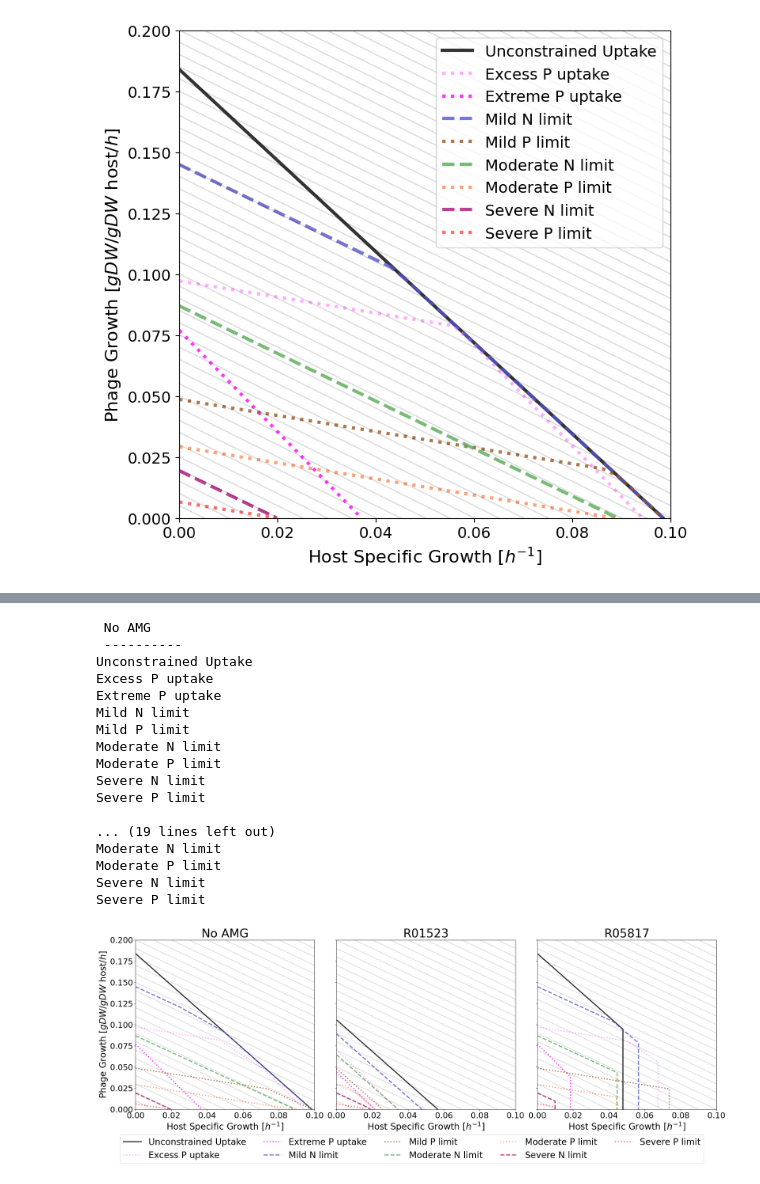
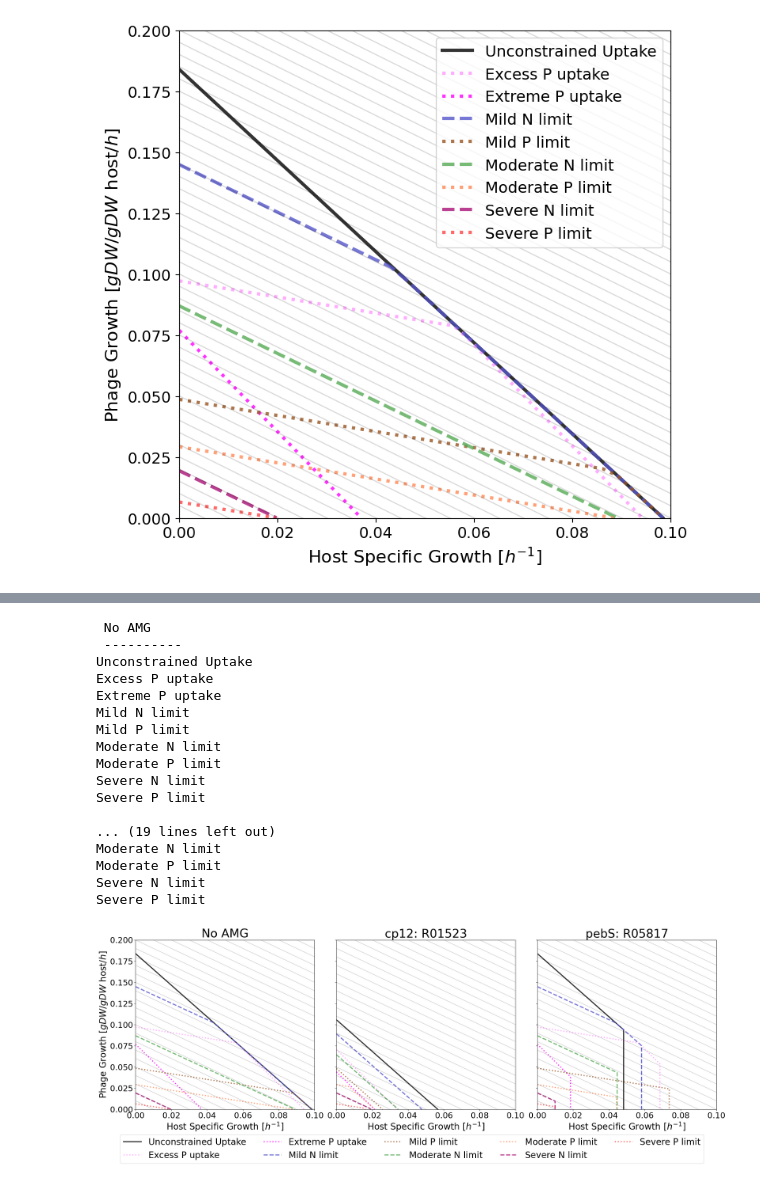
Before and after one commit to NWBRaVE/p-hm2-amgs-in-med4, a Jupyter notebook: host_vs_phage_biomass.ipynb, the cells around one changed output, grey strips where cells are left out. Saved outputs shown, nothing was run; the diff lists cells and outputs as text; code cells hidden in the pictures.

```diff
--- a/host_vs_phage_biomass.ipynb
+++ b/host_vs_phage_biomass.ipynb
@@ -20,6 +20,8 @@ cobra.Configuration.solver = "glpk"
 model = cobra.io.read_sbml_model("model_files/ProchlorococcusMED4+PHM2v1.xml")
 # %%
 amgs = json.loads(open("model_files/amg_reactions.json").read())
+amg_gene_names = json.loads(open("model_files/amg_gene_map.json").read())
+amg_rxn_names = {k: f"{v}: {k}" for k, v in amg_gene_names.items()}
 scenarios = [
     "Unconstrained Uptake",
     "Excess P uptake",
@@ -175,9 +177,11 @@ plt.show()
 # %% [output]
 [figure]
 # %%
-fig, axs = plt.subplots(5, 2, figsize=(16, 35))
+fig, axs = plt.subplots(4, 4, figsize=(35, 35))
 amg_noP = {k: v for k, v in amgs.items() if k != "FAKEOrthophosphateEX"}
-for (amg, direction), ax in zip(amg_noP.items(), axs.flatten()):
+for (amg, direction), ax in zip(
+    sorted(amg_noP.items(), key=lambda x: amg_rxn_names[x[0]]), axs.flatten()
+):
     print("\n", amg, direction, "\n", "-" * 10)
     scenario_outputs = {}
     for scenario in scenarios:
@@ -247,7 +251,7 @@ for (amg, direction), ax in zip(amg_noP.items(), axs.flatten()):
     ax.set_ylabel(r"Phage Growth $[gDW /gDW$ host$ / h]$", fontsize=16)
     ax.tick_params(labelsize=14)
     ax.legend(fontsize=14, loc="upper right")
-    ax.set_title(f"{amg} ({direction})", fontsize=16)
+    ax.set_title(f"{amg_rxn_names[amg]}", fontsize=16)
 fig.suptitle("Maximized AMG Impact", fontsize=22, y=0.9)
 plt.show()
 # %% [output]
@@ -284,8 +288,8 @@ for (amg, direction), ax in zip(amgs_example.items(), axs.flatten()):
         host_biomass_frac = []
         phage_biomass_max_frac = []
         phage_biomass_min_frac = []
-        # for frac in host_optimum_frac:
-        for frac in np.linspace(0, 1, 5):
+        for frac in host_optimum_frac:
+            # for frac in np.linspace(0, 1, 5):
             with model as host_model:
                 set_nutrient_limits(host_model, scenario)
                 host_model.objective = (
@@ -348,32 +352,32 @@ for (amg, direction), ax in zip(amgs_example.items(), axs.flatten()):
     ax.tick_params(labelsize=22)
     ax.legend().remove()
     if direction:
-        ax.set_title(f"{amg}", fontsize=32)
+        ax.set_title(f"{amg_rxn_names[amg]}", fontsize=32)
     else:
         ax.set_title(amg, fontsize=32)
 handles, labels = plt.gca().get_legend_handles_labels()
 by_label = dict(zip(labels, handles))
 fig.legend(
     by_label, fontsize=24, ncols=5, loc="lower center", bbox_to_anchor=(0.5, -0.15)
 )
 fig.tight_layout()
 plt.show()
 # %% [output]
  No AMG
  ----------
 Unconstrained Uptake
 Excess P uptake
 Extreme P uptake
 Mild N limit
 Mild P limit
 Moderate N limit
 Moderate P limit
 Severe N limit
 Severe P limit
 
 ... (19 lines left out)
 Moderate N limit
 Moderate P limit
 Severe N limit
 Severe P limit
-[figure, old version]
+[figure, new version]
```
Also changed, not shown: parts of 1 cell of this notebook.
